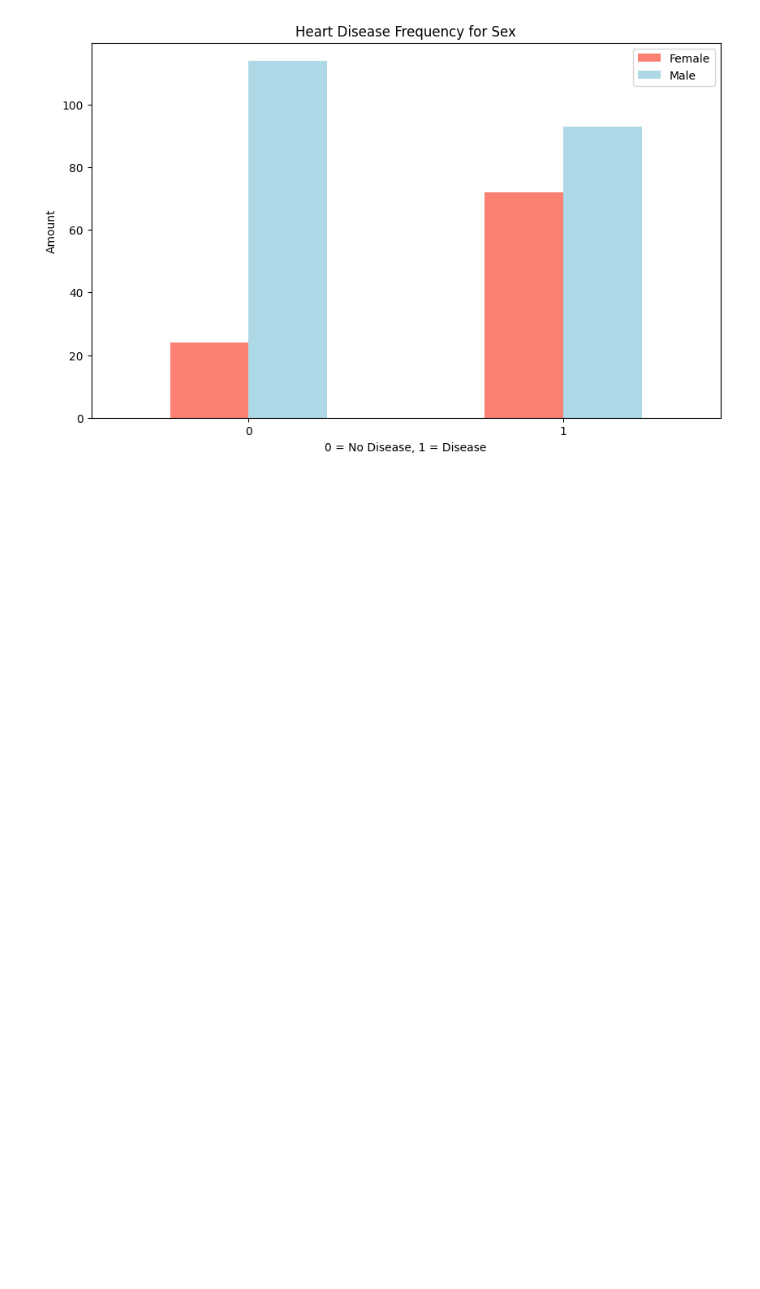
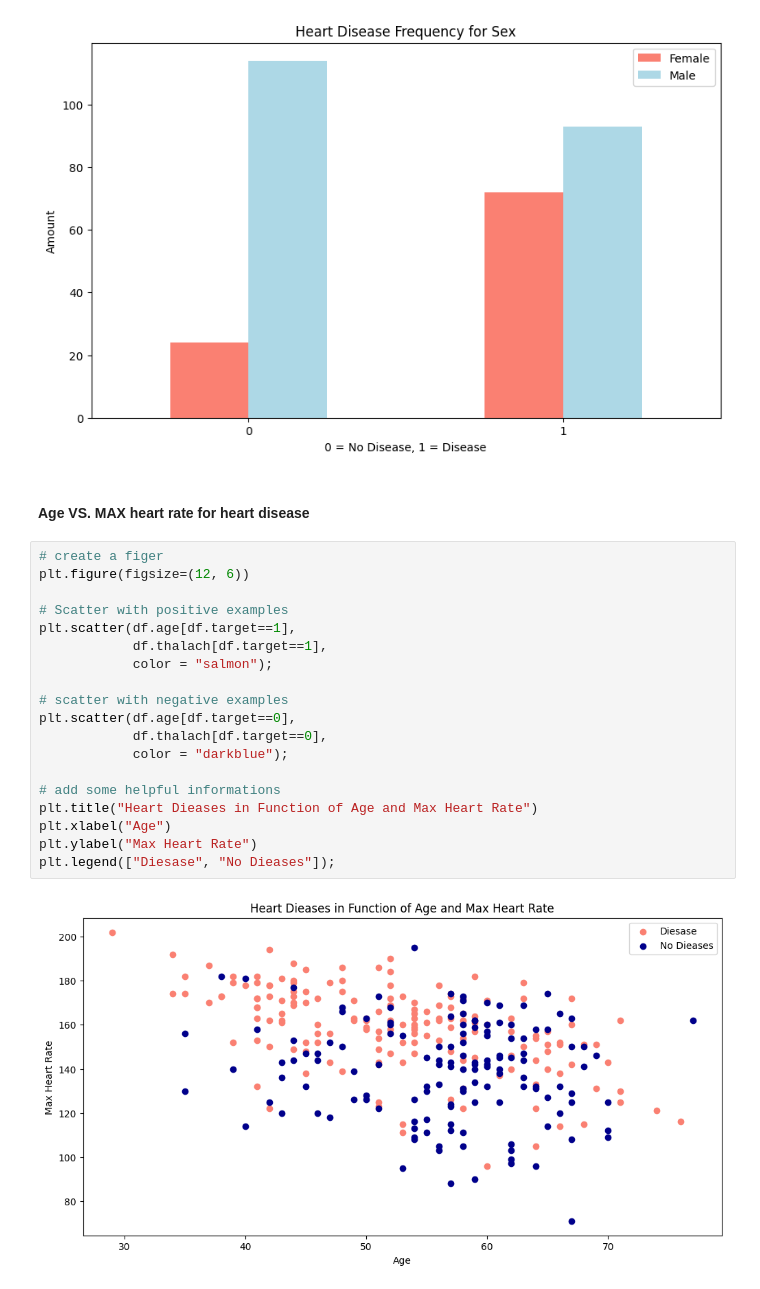
Before and after one commit to Haakim19/heart-disease-classification, a Jupyter notebook: end-to-end-heart-disease-classification.ipynb, the cells around one changed output. Cells and saved outputs as stored; diff of their text form; blank space fills up the shorter version.

Commit message:
until ROC curve ploting Done

```diff
--- a/end-to-end-heart-disease-classification.ipynb
+++ b/end-to-end-heart-disease-classification.ipynb
@@ -216,3 +228,26 @@ plt.legend(["Female", "Male"])
 plt.xticks(rotation=0);
 # %% [output]
 [figure]
+# %% [markdown]
+#### Age VS. MAX heart rate for heart disease
+# %%
+# create a figer
+plt.figure(figsize=(12, 6))
+
+# Scatter with positive examples
+plt.scatter(df.age[df.target==1],
+            df.thalach[df.target==1],
+            color = "salmon");
+
+# scatter with negative examples
+plt.scatter(df.age[df.target==0],
+            df.thalach[df.target==0],
+            color = "darkblue");
+
+# add some helpful informations
+plt.title("Heart Dieases in Function of Age and Max Heart Rate")
+plt.xlabel("Age")
+plt.ylabel("Max Heart Rate")
+plt.legend(["Diesase", "No Dieases"]);
+# %% [output]
+[figure, added]
```
Also changed, not shown: parts of 45 cells of this notebook.
